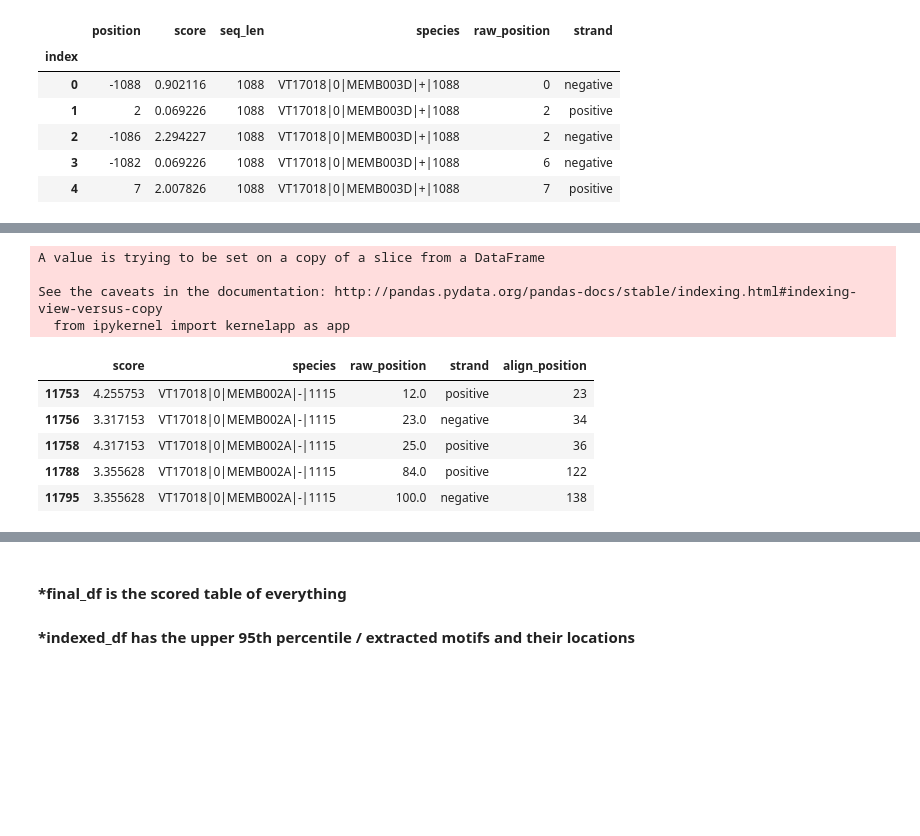
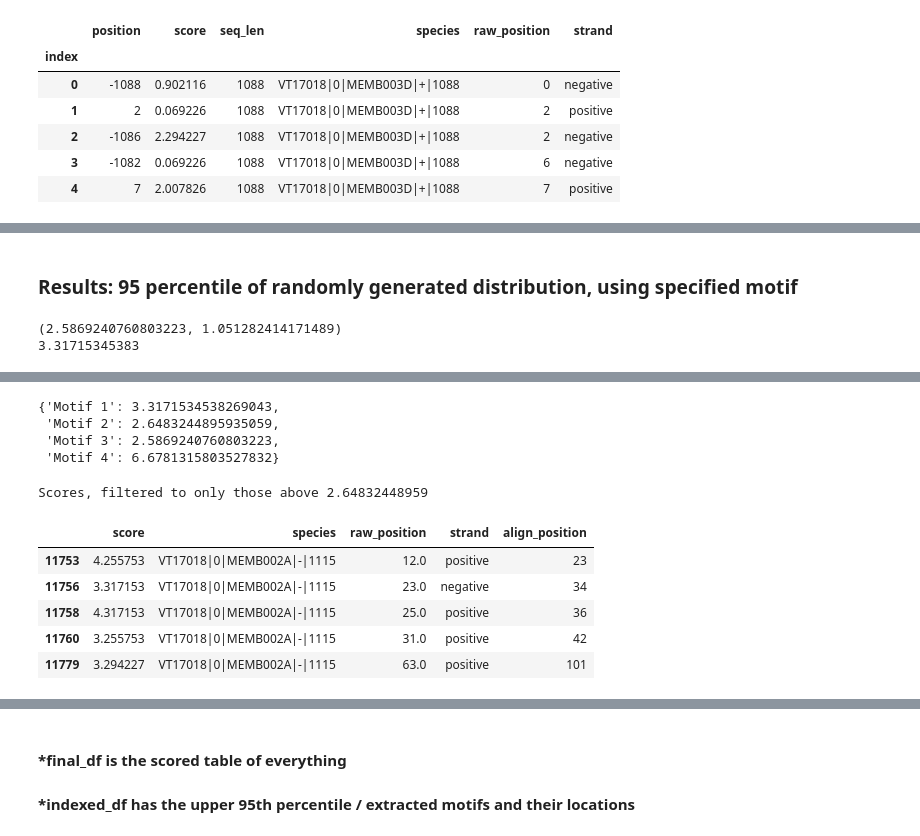
Before and after one commit to DiscoveryDNA/TFBS_presence, a Jupyter notebook: code/Motif_Scoring_and_Extraction.ipynb, the cells around one changed output, grey strips where cells are left out. Drawn from its saved outputs; the diff is of its cells as text; code cells hidden in the pictures; blank space fills up the shorter version.

```diff
--- a/code/Motif_Scoring_and_Extraction.ipynb
+++ b/code/Motif_Scoring_and_Extraction.ipynb
@@ -273,7 +326,7 @@ def calculate_dfs_TFBS(files, all_motifs):
     files: A list of all the .fa files in the current directory.
     all_motifs: A list of all the .fm files in the current directory.
 
-    Returns a csv with the positions, score, and orientation saved into the current directory for all files.
+    Returns a df with the positions, score, and orientation saved into the current directory for all files.
     """
     for file in files:
         for motif in all_motifs:
@@ -300,3 +400,11 @@ temp_MEMB002A.head(3)
+# %% [markdown]
+### Results: 95 percentile of randomly generated distribution, using specified motif
+# %%
+print(stand_cutoff(standard_file, all_motifs, 2))
+print(np.percentile(temp_MEMB002A["score"], 95))
+# %% [output]
+(2.5869240760803223, 1.051282414171489)
+3.31715345383
 # %% [markdown]
 ## Data Extraction
 
@@ -306 +420,8 @@ Taking the dfs that come from the "calculate_all_TFBS" function we filter out th
+# %%
+cutoff_dict
+# %% [output]
+{'Motif 1': 3.3171534538269043,
+ 'Motif 2': 2.6483244895935059,
+ 'Motif 3': 2.5869240760803223,
+ 'Motif 4': 6.6781315803527832}
 # %%
@@ -315,21 +438,16 @@ def filter_95_percentile(TFBS_df):
     return filtered_df
 # %%
-check = filter_95_percentile(temp_MEMB002A)
-check.drop(['seq_len', 'position'], axis=1, inplace=True)
+trial = filter_95_percentile(temp_MEMB002A, "Motif 2")
+trial = trial.drop(['seq_len', 'position'], axis=1)
+trial.head()
 # %% [output]
-A value is trying to be set on a copy of a slice from a DataFrame
-
-See the caveats in the documentation: http://pandas.pydata.org/pandas-docs/stable/indexing.html#indexing-view-versus-copy
-  from ipykernel import kernelapp as app
+Scores, filtered to only those above 2.64832448959
+|  | score | species | raw_position | strand | align_position |
+| 11753 | 4.255753 | VT17018|0|MEMB002A|-|1115 | 12.0 | positive | 23 |
+| 11756 | 3.317153 | VT17018|0|MEMB002A|-|1115 | 23.0 | negative | 34 |
+| 11758 | 4.317153 | VT17018|0|MEMB002A|-|1115 | 25.0 | positive | 36 |
+| 11760 | 3.255753 | VT17018|0|MEMB002A|-|1115 | 31.0 | positive | 42 |
+| 11779 | 3.294227 | VT17018|0|MEMB002A|-|1115 | 63.0 | positive | 101 |
-# %%
-check.head()
-# %% [output]
-|  | score | species | raw_position | strand | align_position |
-| 11753 | 4.255753 | VT17018|0|MEMB002A|-|1115 | 12.0 | positive | 23 |
-| 11756 | 3.317153 | VT17018|0|MEMB002A|-|1115 | 23.0 | negative | 34 |
-| 11758 | 4.317153 | VT17018|0|MEMB002A|-|1115 | 25.0 | positive | 36 |
-| 11788 | 3.355628 | VT17018|0|MEMB002A|-|1115 | 84.0 | positive | 122 |
-| 11795 | 3.355628 | VT17018|0|MEMB002A|-|1115 | 100.0 | negative | 138 |
 # %%
 def map_raw_seq(TFBS_df, seq_file):
     """
```
Also changed, not shown: parts of 21 cells of this notebook.
